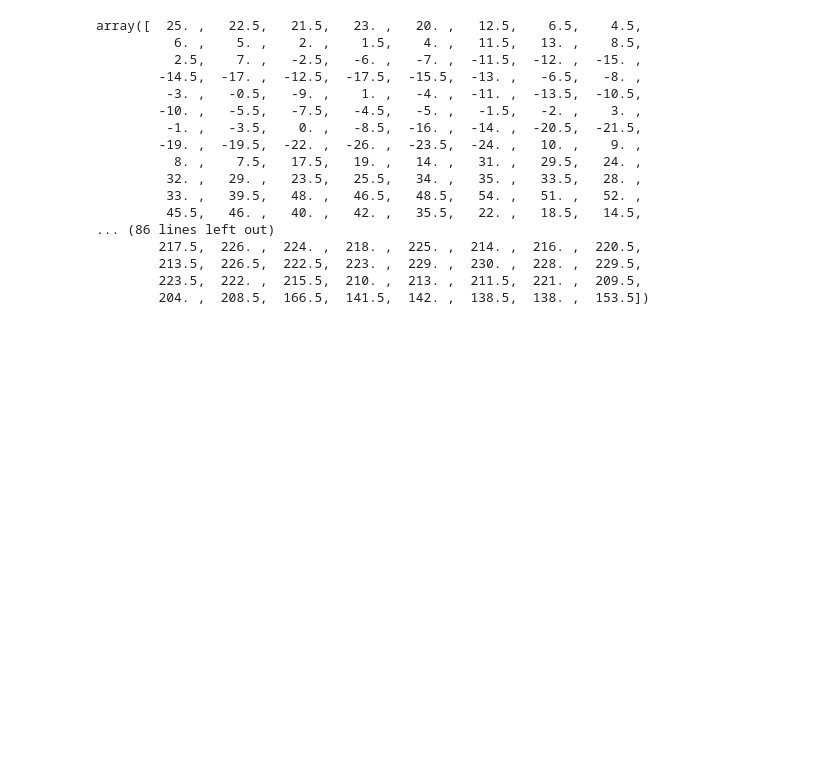
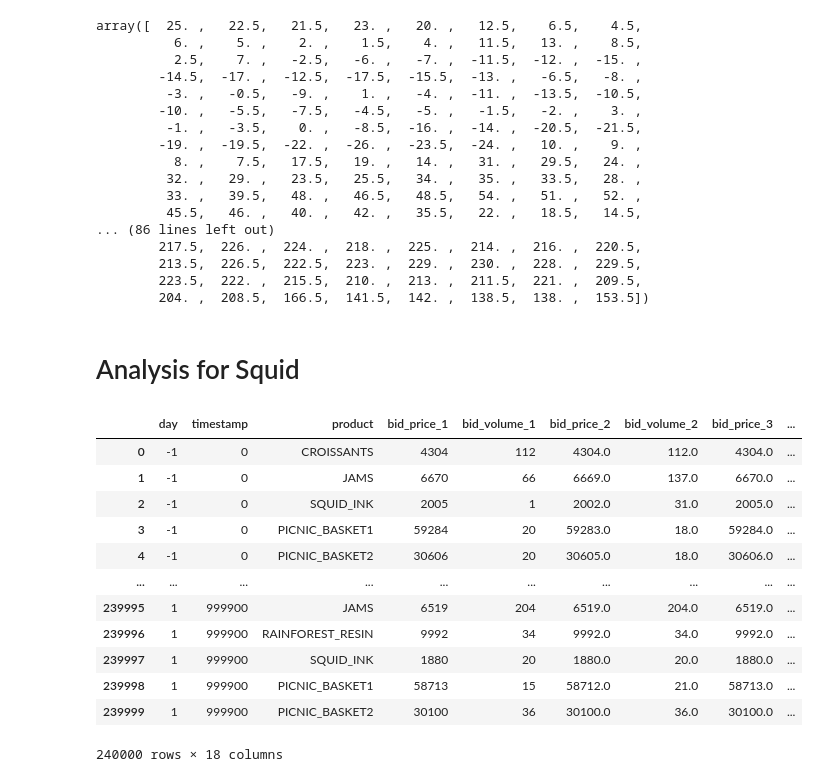
Before and after one commit to bryanmzeng/prosperity3, a Jupyter notebook: tutorial/datacleaningr2.ipynb, the cells around one changed output. Cells and saved outputs as stored; diff of their text form; code cells hidden in the pictures; blank space fills up the shorter version.

```diff
--- a/tutorial/datacleaningr2.ipynb
+++ b/tutorial/datacleaningr2.ipynb
@@ -281,3 +431,21 @@ array([  25. ,   22.5,   21.5,   23. ,   20. ,   12.5,    6.5,    4.5,
         204. ,  208.5,  166.5,  141.5,  142. ,  138.5,  138. ,  153.5])
 # %%
 filled_prices_df_with_spread.to_csv("spread_cleaned.csv", index=False)
+# %% [markdown]
+# Analysis for Squid
+# %%
+filled_prices_df
+# %% [output]
+|  | day | timestamp | product | bid_price_1 | bid_volume_1 | bid_price_2 | bid_volume_2 | bid_price_3 | ... |
+| 0 | -1 | 0 | CROISSANTS | 4304 | 112 | 4304.0 | 112.0 | 4304.0 | ... |
+| 1 | -1 | 0 | JAMS | 6670 | 66 | 6669.0 | 137.0 | 6670.0 | ... |
+| 2 | -1 | 0 | SQUID_INK | 2005 | 1 | 2002.0 | 31.0 | 2005.0 | ... |
+| 3 | -1 | 0 | PICNIC_BASKET1 | 59284 | 20 | 59283.0 | 18.0 | 59284.0 | ... |
+| 4 | -1 | 0 | PICNIC_BASKET2 | 30606 | 20 | 30605.0 | 18.0 | 30606.0 | ... |
+| ... | ... | ... | ... | ... | ... | ... | ... | ... | ... |
+| 239995 | 1 | 999900 | JAMS | 6519 | 204 | 6519.0 | 204.0 | 6519.0 | ... |
+| 239996 | 1 | 999900 | RAINFOREST_RESIN | 9992 | 34 | 9992.0 | 34.0 | 9992.0 | ... |
+| 239997 | 1 | 999900 | SQUID_INK | 1880 | 20 | 1880.0 | 20.0 | 1880.0 | ... |
+| 239998 | 1 | 999900 | PICNIC_BASKET1 | 58713 | 15 | 58712.0 | 21.0 | 58713.0 | ... |
+| 239999 | 1 | 999900 | PICNIC_BASKET2 | 30100 | 36 | 30100.0 | 36.0 | 30100.0 | ... |
+240000 rows × 18 columns
```
Also changed, not shown: parts of 12 cells of this notebook, 11 other files.
